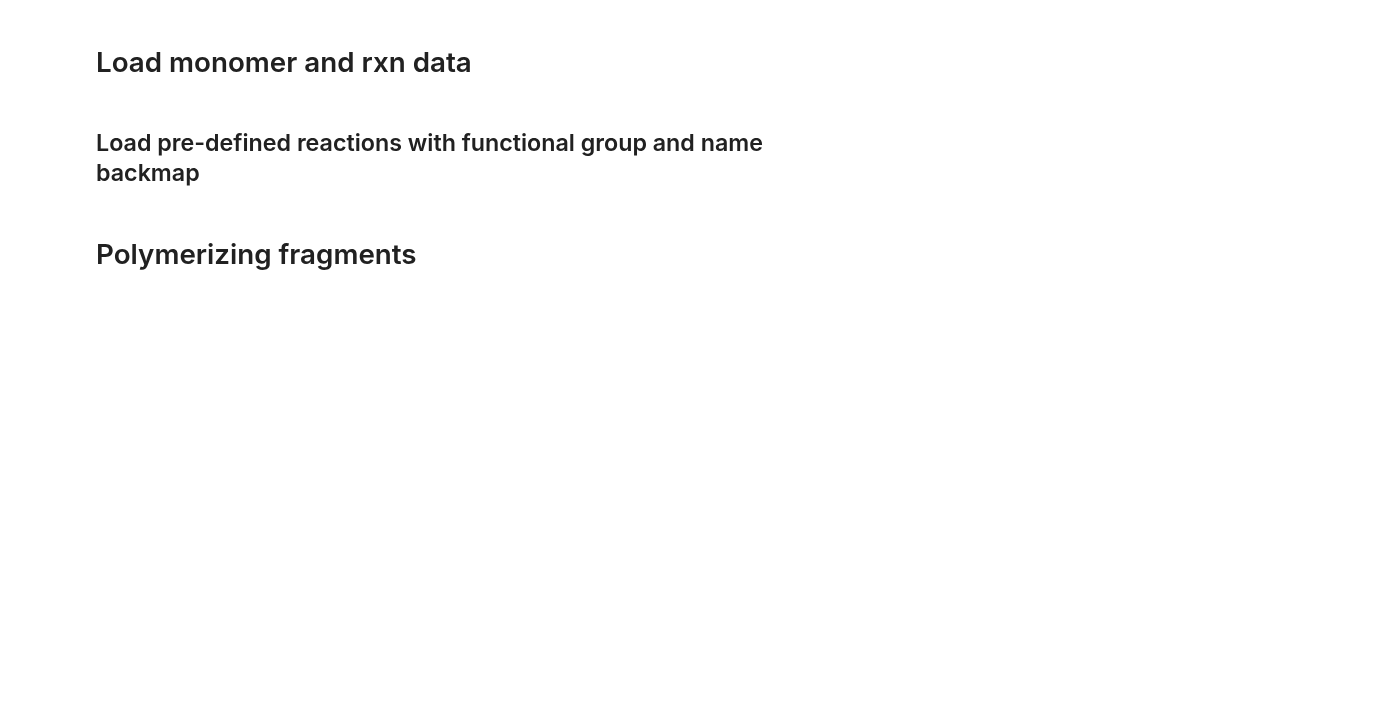
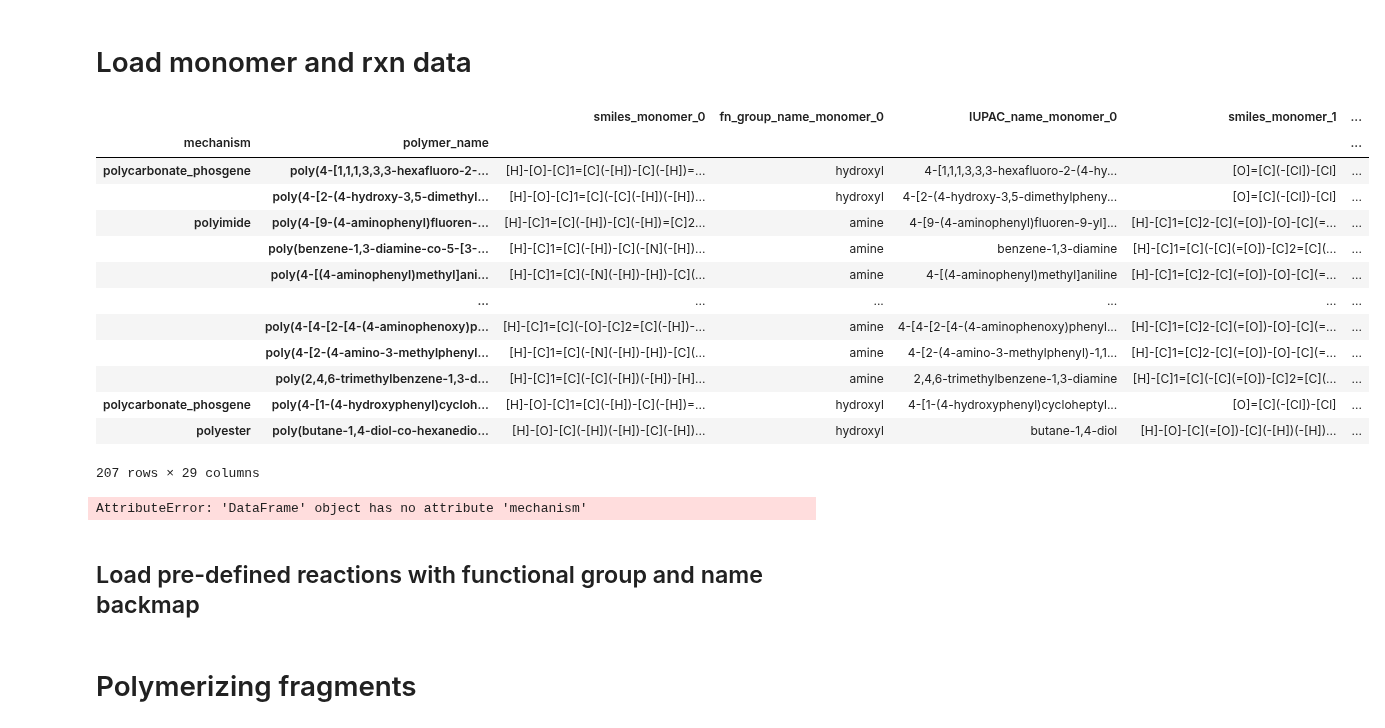
Before and after one commit to timbernat/NREL_polymers, a Jupyter notebook: rxn_frag_example.ipynb, the cells around one changed output. Drawn from its saved outputs; the diff is of its cells as text; code cells hidden in the pictures; blank space fills up the shorter version.

```diff
--- a/rxn_frag_example.ipynb
+++ b/rxn_frag_example.ipynb
@@ -43,10 +45,28 @@ MONO_INFO_DIR.mkdir(exist_ok=True)
 # %%
 input_data_path = PROC_DATA_DIR / '20231114_polyid_data_density_DP2-6 - 1,2 monomers_FILTERED.csv'
 # input_data_path = PROC_DATA_DIR / 'nipu_urethanes_FILTERED.csv'
-df = pd.read_csv(input_data_path, index_col=0)
+df = pd.read_csv(input_data_path, index_col=[0,1])
+df
+# %% [output]
+|  |  | smiles_monomer_0 | fn_group_name_monomer_0 | IUPAC_name_monomer_0 | smiles_monomer_1 | ... |
+| mechanism | polymer_name |  |  |  |  | ... |
+| polycarbonate_phosgene | poly(4-[1,1,1,3,3,3-hexafluoro-2-... | [H]-[O]-[C]1=[C](-[H])-[C](-[H])=... | hydroxyl | 4-[1,1,1,3,3,3-hexafluoro-2-(4-hy... | [O]=[C](-[Cl])-[Cl] | ... |
+|  | poly(4-[2-(4-hydroxy-3,5-dimethyl... | [H]-[O]-[C]1=[C](-[C](-[H])(-[H])... | hydroxyl | 4-[2-(4-hydroxy-3,5-dimethylpheny... | [O]=[C](-[Cl])-[Cl] | ... |
+| polyimide | poly(4-[9-(4-aminophenyl)fluoren-... | [H]-[C]1=[C](-[H])-[C](-[H])=[C]2... | amine | 4-[9-(4-aminophenyl)fluoren-9-yl]... | [H]-[C]1=[C]2-[C](=[O])-[O]-[C](=... | ... |
+|  | poly(benzene-1,3-diamine-co-5-[3-... | [H]-[C]1=[C](-[H])-[C](-[N](-[H])... | amine | benzene-1,3-diamine | [H]-[C]1=[C](-[C](=[O])-[C]2=[C](... | ... |
+|  | poly(4-[(4-aminophenyl)methyl]ani... | [H]-[C]1=[C](-[N](-[H])-[H])-[C](... | amine | 4-[(4-aminophenyl)methyl]aniline | [H]-[C]1=[C]2-[C](=[O])-[O]-[C](=... | ... |
+|  | ... | ... | ... | ... | ... | ... |
+|  | poly(4-[4-[2-[4-(4-aminophenoxy)p... | [H]-[C]1=[C](-[O]-[C]2=[C](-[H])-... | amine | 4-[4-[2-[4-(4-aminophenoxy)phenyl... | [H]-[C]1=[C]2-[C](=[O])-[O]-[C](=... | ... |
+|  | poly(4-[2-(4-amino-3-methylphenyl... | [H]-[C]1=[C](-[N](-[H])-[H])-[C](... | amine | 4-[2-(4-amino-3-methylphenyl)-1,1... | [H]-[C]1=[C]2-[C](=[O])-[O]-[C](=... | ... |
+|  | poly(2,4,6-trimethylbenzene-1,3-d... | [H]-[C]1=[C](-[C](-[H])(-[H])-[H]... | amine | 2,4,6-trimethylbenzene-1,3-diamine | [H]-[C]1=[C](-[C](=[O])-[C]2=[C](... | ... |
+| polycarbonate_phosgene | poly(4-[1-(4-hydroxyphenyl)cycloh... | [H]-[O]-[C]1=[C](-[H])-[C](-[H])=... | hydroxyl | 4-[1-(4-hydroxyphenyl)cycloheptyl... | [O]=[C](-[Cl])-[Cl] | ... |
+| polyester | poly(butane-1,4-diol-co-hexanedio... | [H]-[O]-[C](-[H])(-[H])-[C](-[H])... | hydroxyl | butane-1,4-diol | [H]-[O]-[C](=[O])-[C](-[H])(-[H])... | ... |
+207 rows × 29 columns
 # %%
 blacklisted_rxns = ['imide']#, 'vinyl']
 df = df[df.mechanism.map(lambda s : s not in blacklisted_rxns)]
+# %% [output]
+AttributeError: 'DataFrame' object has no attribute 'mechanism'
 # %%
 keys = ['rxn_name']
 
```
Also changed, not shown: parts of 3 cells of this notebook, 1 other file.
